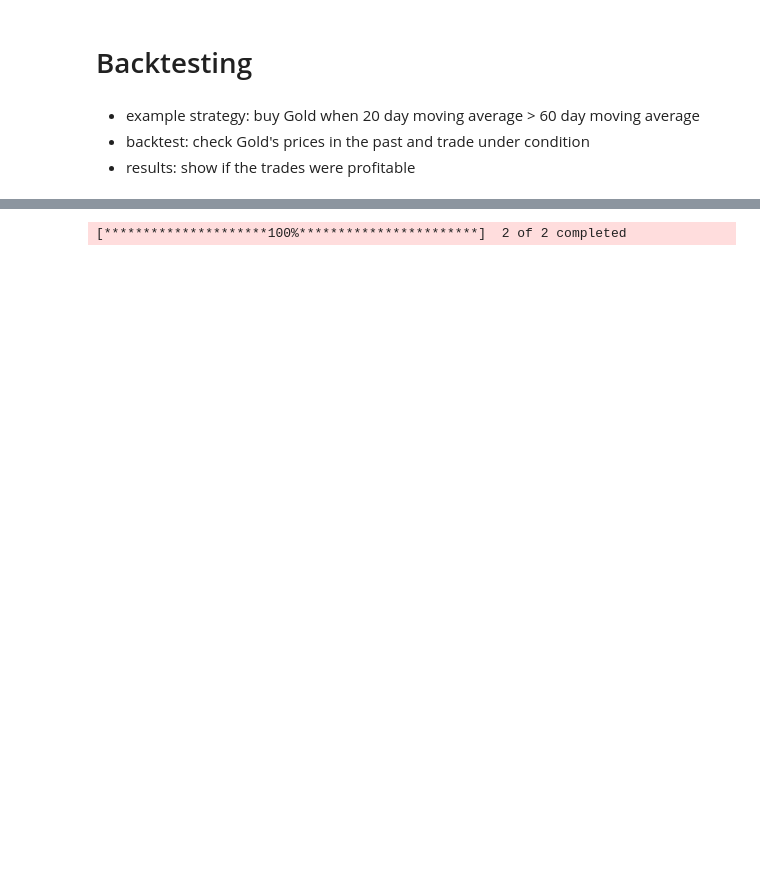
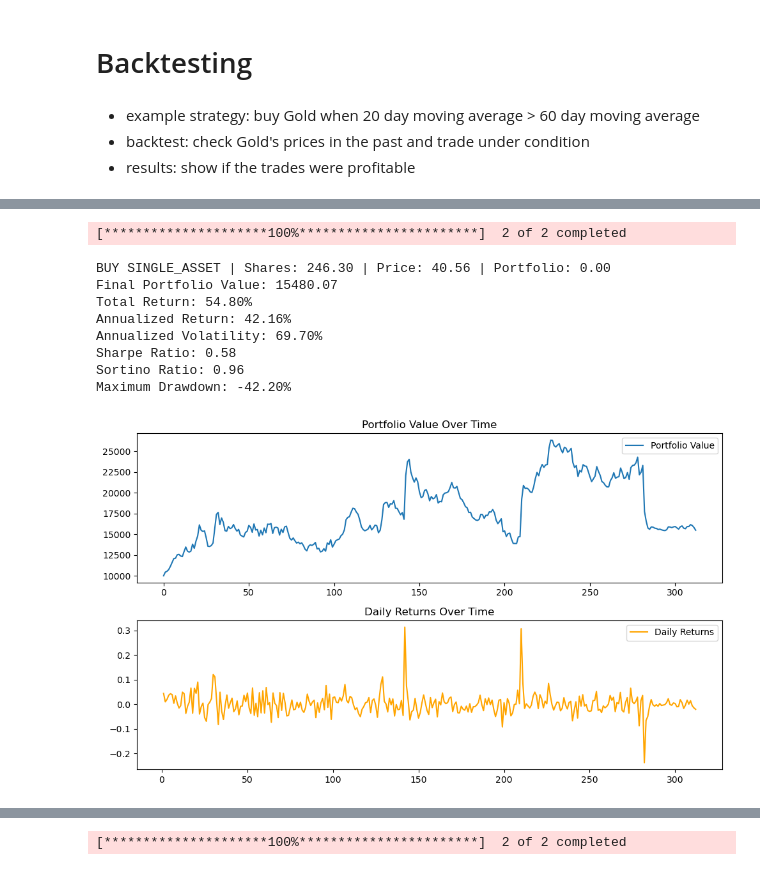
Before and after one commit to GeronimoBWalker/commodity, a Jupyter notebook: Backtest/backtest.ipynb, the cells around one changed output, grey strips where cells are left out. Cells and saved outputs as stored; diff of their text form; code cells hidden in the pictures; blank space fills up the shorter version.

```diff
--- a/Backtest/backtest.ipynb
+++ b/Backtest/backtest.ipynb
@@ -111,0 +139,42 @@ Maximum Drawdown: -7.19%
+# %%
+tickers = ["NFLX","ROKU"]
+start_date = "2023-01-01"
+end_date = "2024-04-03"
+
+data = yf.download(tickers,start=start_date,end=end_date,auto_adjust=True)['Close']
+
+
+data = data.rename(columns={"NFLX":'close_NFLX','ROKU':'close'})
+
+
+strategy = Strategy(
+    indicators={
+        "NFLX_volatility": lambda df: df["close_NFLX"].pct_change().std(),
+        "ROKU_volatility": lambda df: df["close"].pct_change().std(),
+    },
+    signal_logic=lambda row: (
+        1
+        if (row["NFLX_volatility"] / row["ROKU_volatility"] < .55)
+        else -1 if (row["NFLX_volatility"] / row["ROKU_volatility"] > 1.85 )
+        else 0
+
+    ),
+)
+
+#
+data = strategy.generate_signals(data)
+
+backtester = Backtester()
+backtester.backtest(data)
+backtester.calculate_performance()
+# %% [output]
+[*********************100%***********************]  2 of 2 completed
+BUY SINGLE_ASSET | Shares: 246.30 | Price: 40.56 | Portfolio: 0.00
+Final Portfolio Value: 15480.07
+Total Return: 54.80%
+Annualized Return: 42.16%
+Annualized Volatility: 69.70%
+Sharpe Ratio: 0.58
+Sortino Ratio: 0.96
+Maximum Drawdown: -42.20%
+[figure, added]
```
Also changed, not shown: parts of 11 cells of this notebook, 2 other files.
